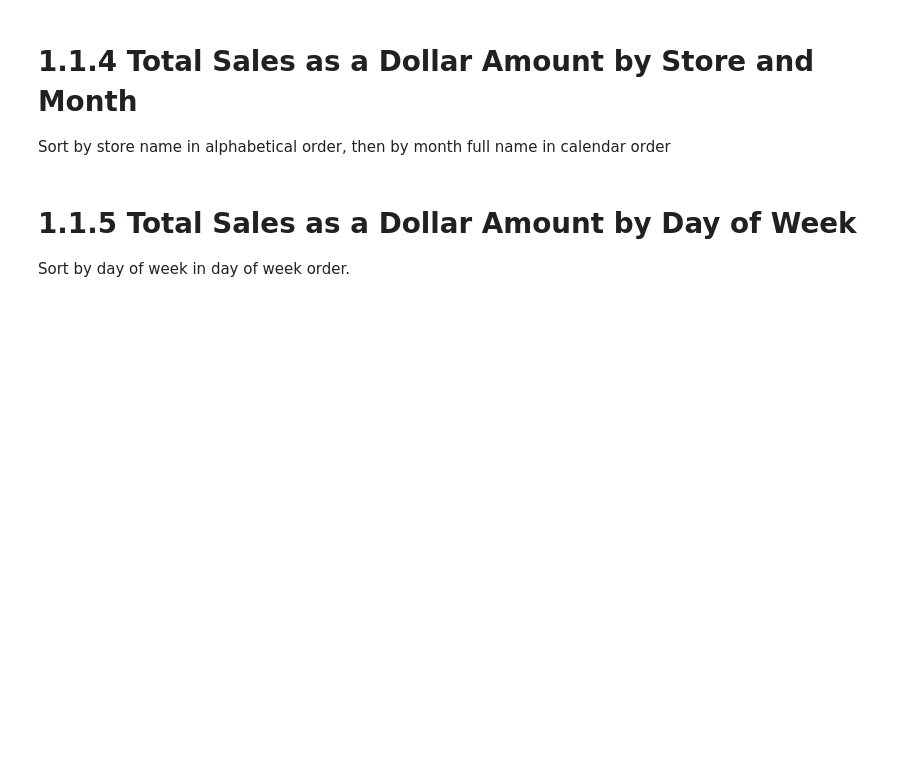
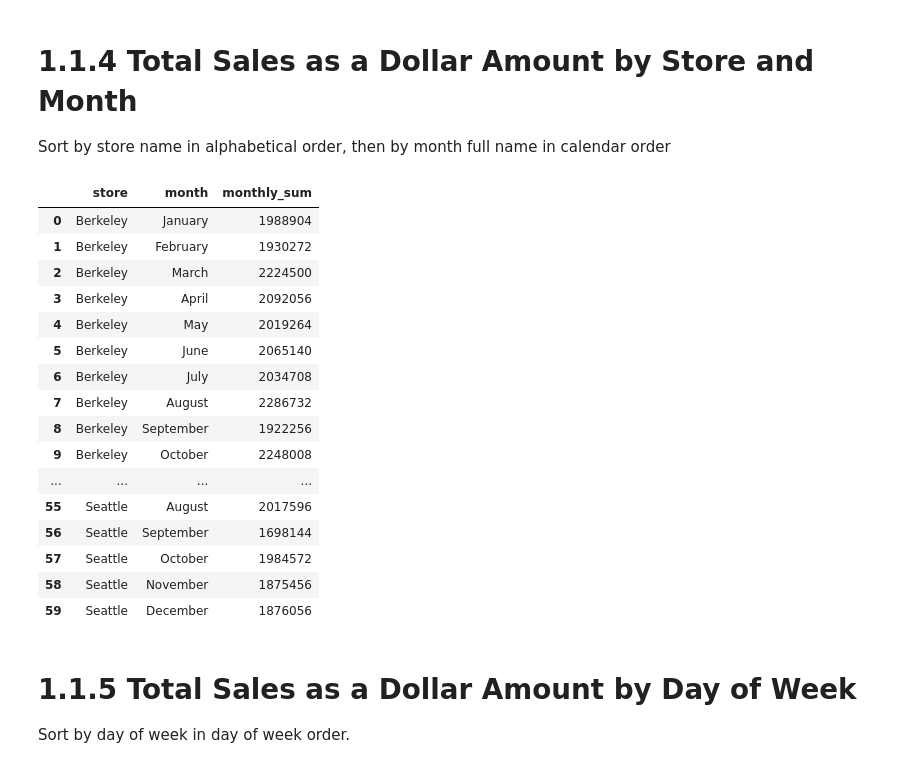
Before and after one commit to morinlandon12/ucb_mids_w205_project_1, a Jupyter notebook: project_1_1.ipynb, the cells around one changed output. Drawn from its saved outputs; the diff is of its cells as text; code cells hidden in the pictures; blank space fills up the shorter version.

```diff
--- a/project_1_1.ipynb
+++ b/project_1_1.ipynb
@@ -154,23 +178,42 @@ Sort by store name in alphabetical order, then by month full name in calendar or
 # %%
 rollback_before_flag = True
 rollback_after_flag = True
 
 query = """
 
 select s.city as store,
        to_char(date_trunc('month', sale_date), 'Month') as month,
        sum(total_amount) as monthly_sum
 from stores as s
      join sales as sa
          on s.store_id = sa.store_id
 group by store, date_trunc('month', sale_date), month
 order by store, date_trunc('month', sale_date)
 
 
 
 """
 
-my_select_query_pandas(query, rollback_before_flag, rollback_after_flag)
+df = my_select_query_pandas(query, rollback_before_flag, rollback_after_flag)
+df
+# %% [output]
+|  | store | month | monthly_sum |
+| 0 | Berkeley | January | 1988904 |
+| 1 | Berkeley | February | 1930272 |
+| 2 | Berkeley | March | 2224500 |
+| 3 | Berkeley | April | 2092056 |
+| 4 | Berkeley | May | 2019264 |
+| 5 | Berkeley | June | 2065140 |
+| 6 | Berkeley | July | 2034708 |
+| 7 | Berkeley | August | 2286732 |
+| 8 | Berkeley | September | 1922256 |
+| 9 | Berkeley | October | 2248008 |
+| ... | ... | ... | ... |
+| 55 | Seattle | August | 2017596 |
+| 56 | Seattle | September | 1698144 |
+| 57 | Seattle | October | 1984572 |
+| 58 | Seattle | November | 1875456 |
+| 59 | Seattle | December | 1876056 |
 # %% [markdown]
 # 1.1.5 Total Sales as a Dollar Amount by Day of Week
 
```
Also changed, not shown: parts of 8 cells of this notebook.
